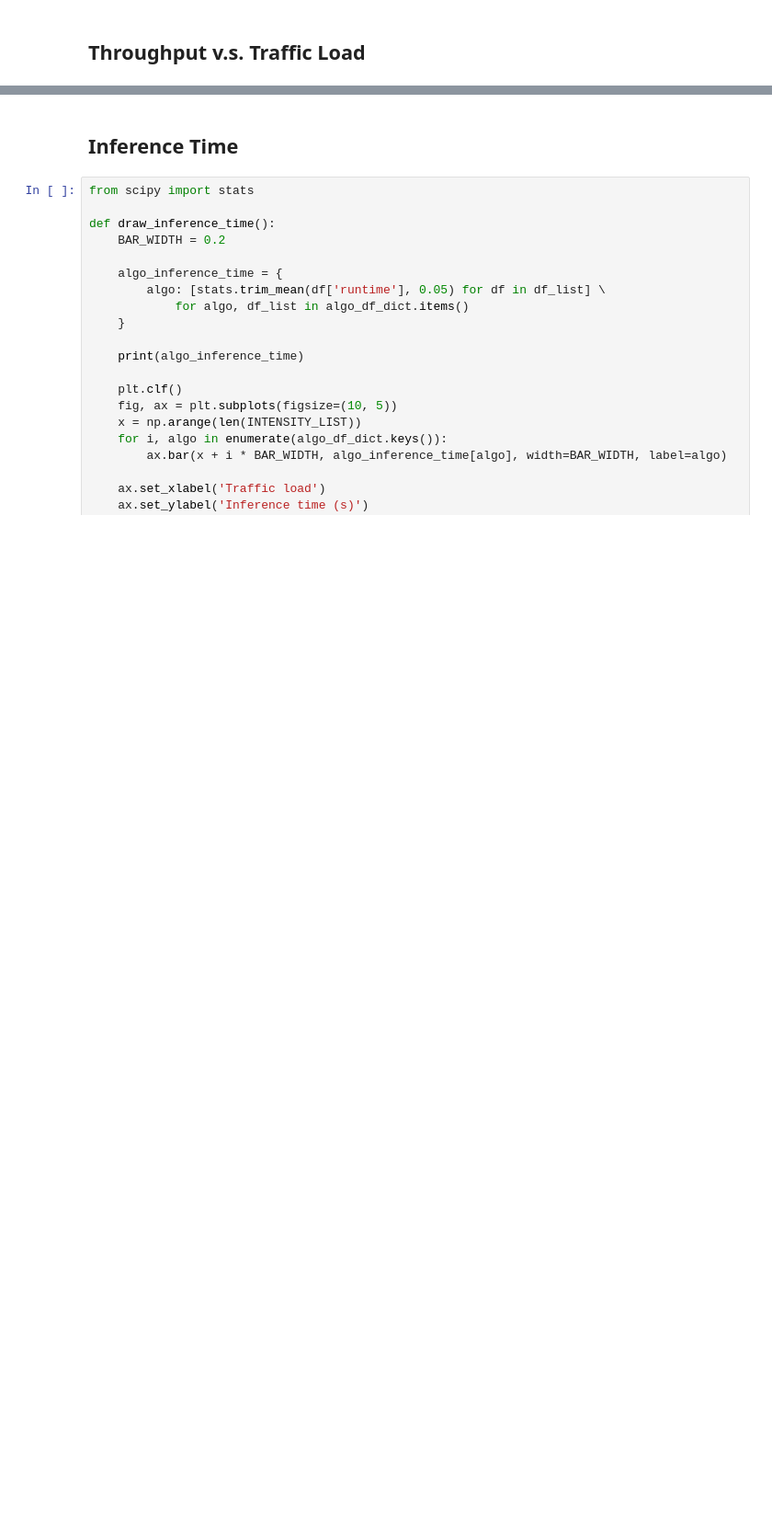
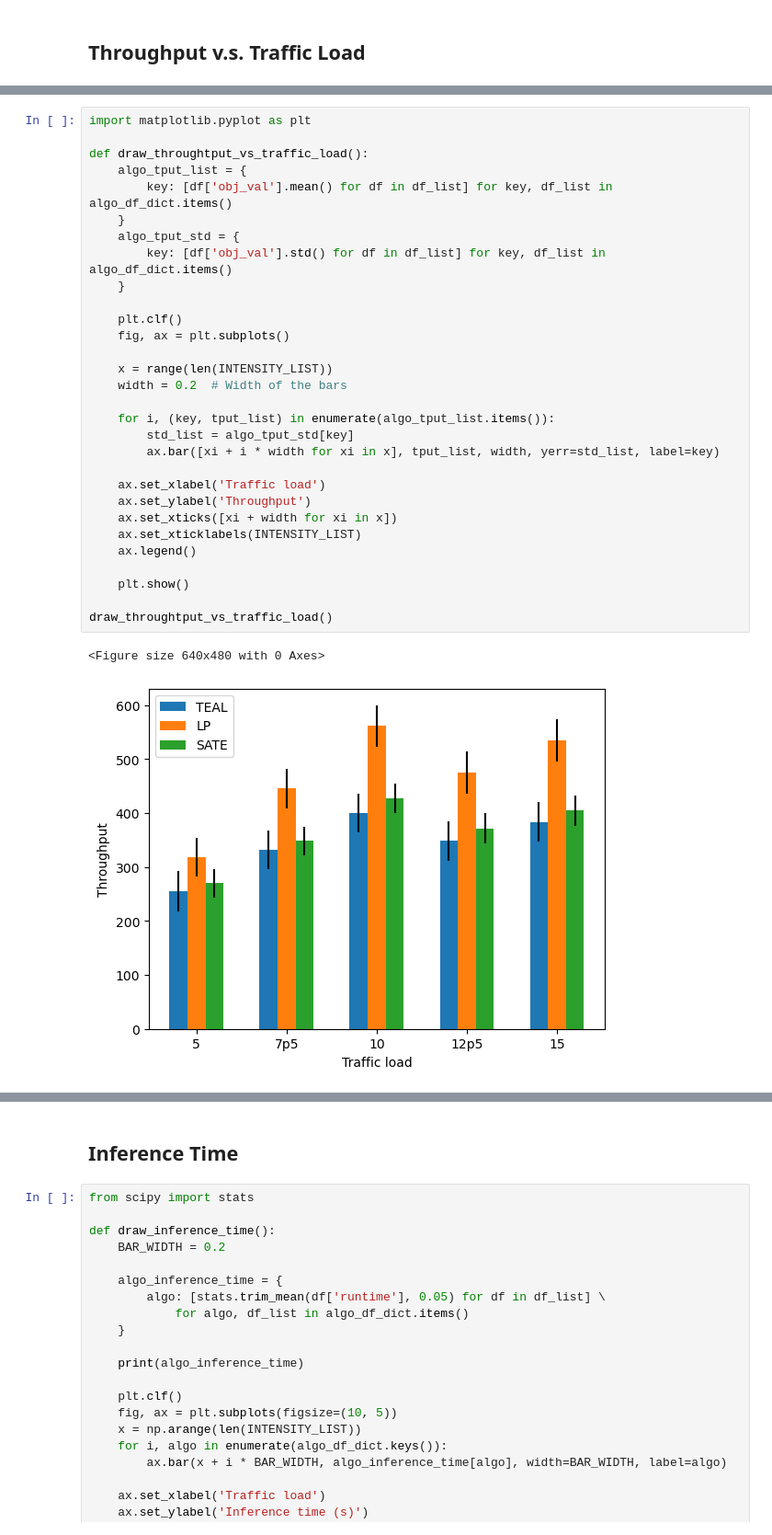
Before and after one commit to hyizhak/satellite-te, a Jupyter notebook: analyze/diagram.ipynb, the cells around one changed output, grey strips where cells are left out. Shown: that part at 92% size. Drawn from its saved outputs; the diff is of its cells as text; blank space fills up the shorter version.

```diff
--- a/analyze/diagram.ipynb
+++ b/analyze/diagram.ipynb
@@ -141,0 +197,33 @@ draw_throughtput_vs_traffic_load()
+# %%
+import matplotlib.pyplot as plt
+
+def draw_throughtput_vs_traffic_load():
+    algo_tput_list = {
+        key: [df['obj_val'].mean() for df in df_list] for key, df_list in algo_df_dict.items()
+    }
+    algo_tput_std = {
+        key: [df['obj_val'].std() for df in df_list] for key, df_list in algo_df_dict.items()
+    }
+
+    plt.clf()
+    fig, ax = plt.subplots()
+
+    x = range(len(INTENSITY_LIST))
+    width = 0.2  # Width of the bars
+
+    for i, (key, tput_list) in enumerate(algo_tput_list.items()):
+        std_list = algo_tput_std[key]
+        ax.bar([xi + i * width for xi in x], tput_list, width, yerr=std_list, label=key)
+
+    ax.set_xlabel('Traffic load')
+    ax.set_ylabel('Throughput')
+    ax.set_xticks([xi + width for xi in x])
+    ax.set_xticklabels(INTENSITY_LIST)
+    ax.legend()
+
+    plt.show()
+
+draw_throughtput_vs_traffic_load()
+# %% [output]
+<Figure size 640x480 with 0 Axes>
+[figure, added]
```
Also changed, not shown: parts of 8 cells of this notebook, 12 other files.
